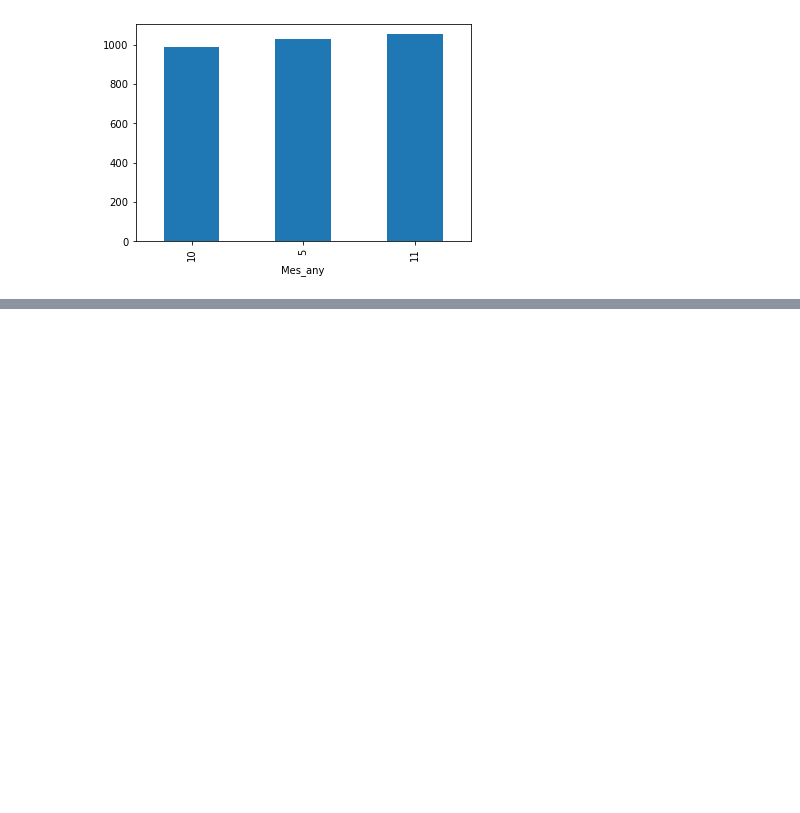
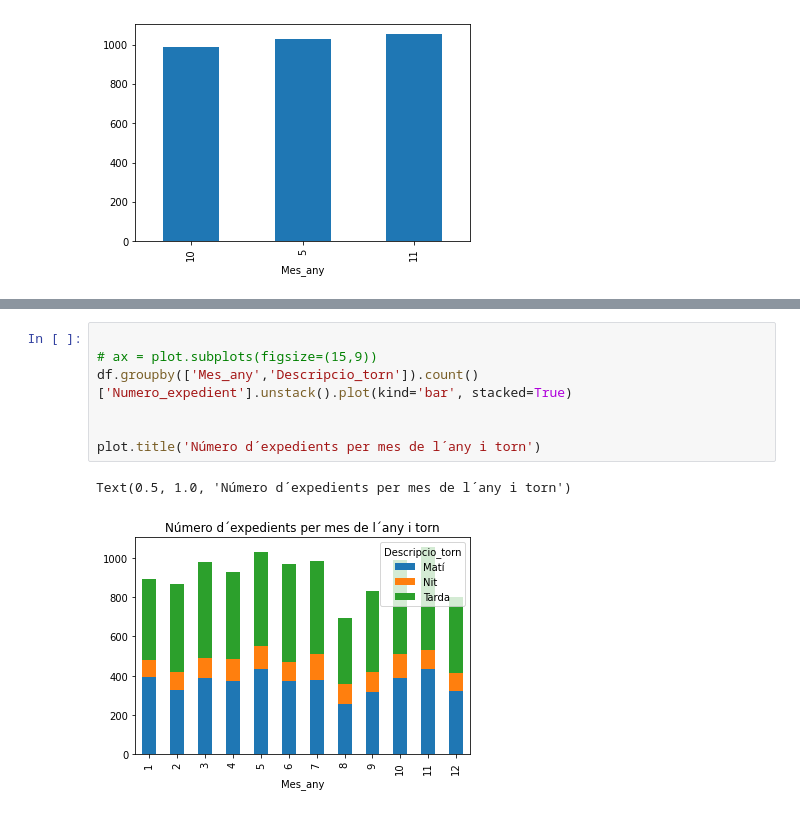
Before and after one commit to DiegoPC-UOC/BigDataExercises, a Jupyter notebook: Producto3.ipynb, the cells around one changed output, grey strips where cells are left out. Cells and saved outputs as stored; diff of their text form; blank space fills up the shorter version.

```diff
--- a/Producto3.ipynb
+++ b/Producto3.ipynb
@@ -122,0 +133,10 @@ df2.sort_values()[-3:].plot(kind='bar')
+# %%
+
+# ax = plot.subplots(figsize=(15,9))
+df.groupby(['Mes_any','Descripcio_torn']).count()['Numero_expedient'].unstack().plot(kind='bar', stacked=True)
+
+
+plot.title('Número d´expedients per mes de l´any i torn')
+# %% [output]
+Text(0.5, 1.0, 'Número d´expedients per mes de l´any i torn')
+[figure, added]
```
Also changed, not shown: parts of 3 cells of this notebook.
